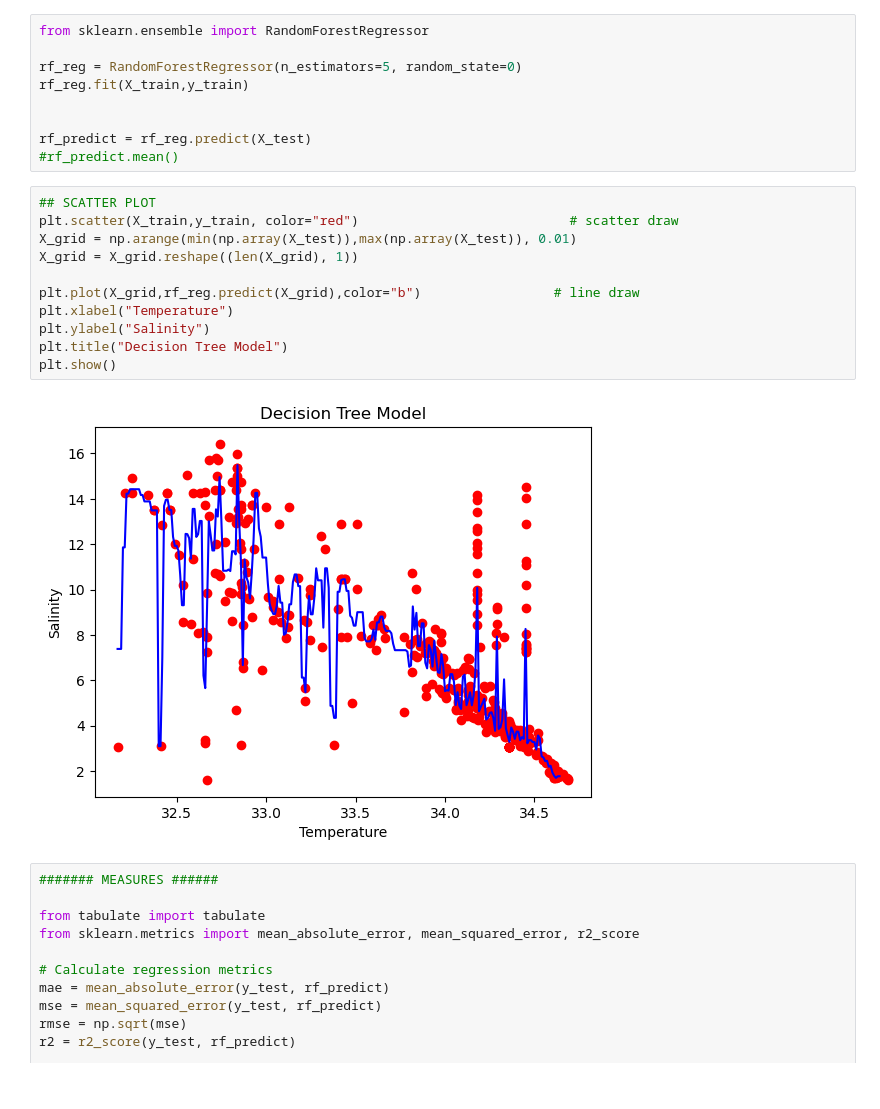
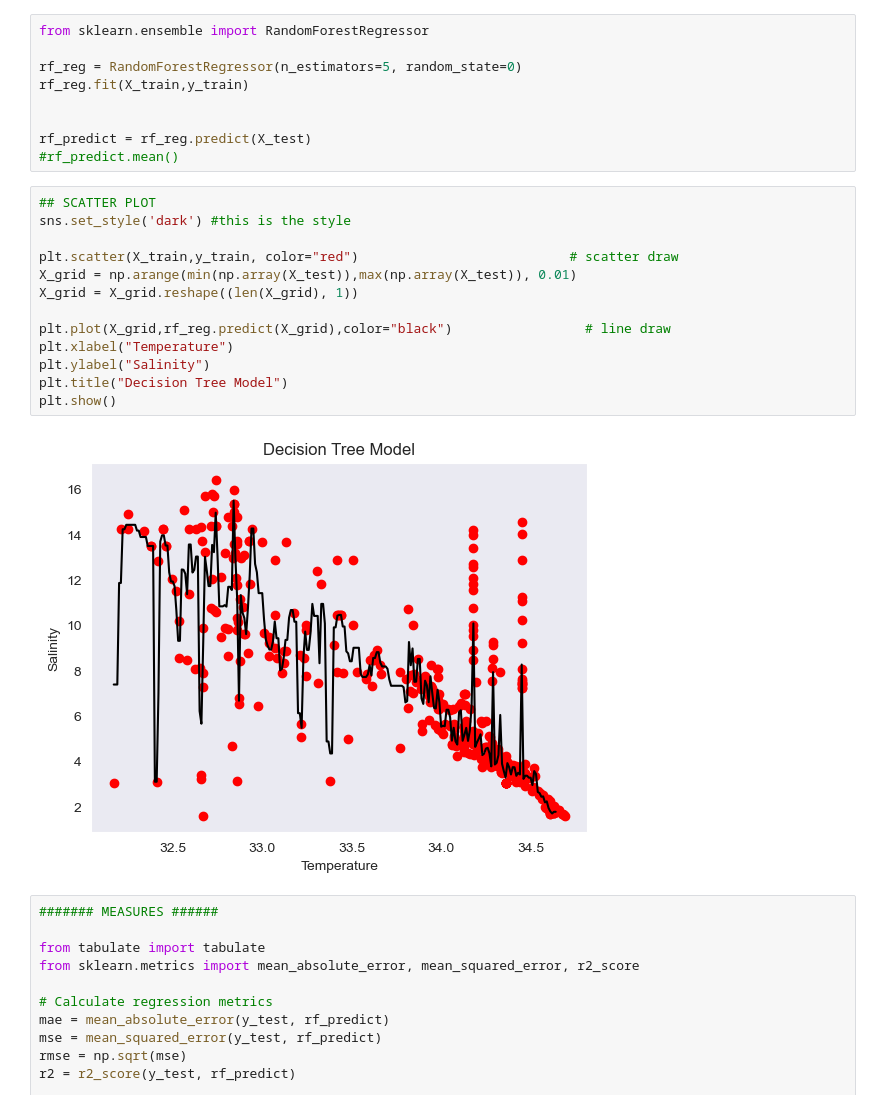
Before and after one commit to sofff24/ML-Templates, a Jupyter notebook: Regression/Random Forest Regression.ipynb, the cells around one changed output. Saved outputs shown, nothing was run; the diff lists cells and outputs as text.

```diff
--- a/Regression/Random Forest Regression.ipynb
+++ b/Regression/Random Forest Regression.ipynb
@@ -110,17 +110,19 @@ rf_predict = rf_reg.predict(X_test)
 #rf_predict.mean()
 # %%
 ## SCATTER PLOT
+sns.set_style('dark') #this is the style
+
 plt.scatter(X_train,y_train, color="red")                           # scatter draw
 X_grid = np.arange(min(np.array(X_test)),max(np.array(X_test)), 0.01)
 X_grid = X_grid.reshape((len(X_grid), 1))
 
-plt.plot(X_grid,rf_reg.predict(X_grid),color="b")                 # line draw
+plt.plot(X_grid,rf_reg.predict(X_grid),color="black")                 # line draw
 plt.xlabel("Temperature")
 plt.ylabel("Salinity")
 plt.title("Decision Tree Model")
 plt.show()
 # %% [output]
-[figure, old version]
+[figure, new version]
 # %%
 ####### MEASURES ######
 
```
Also changed, not shown: 2 other files.
